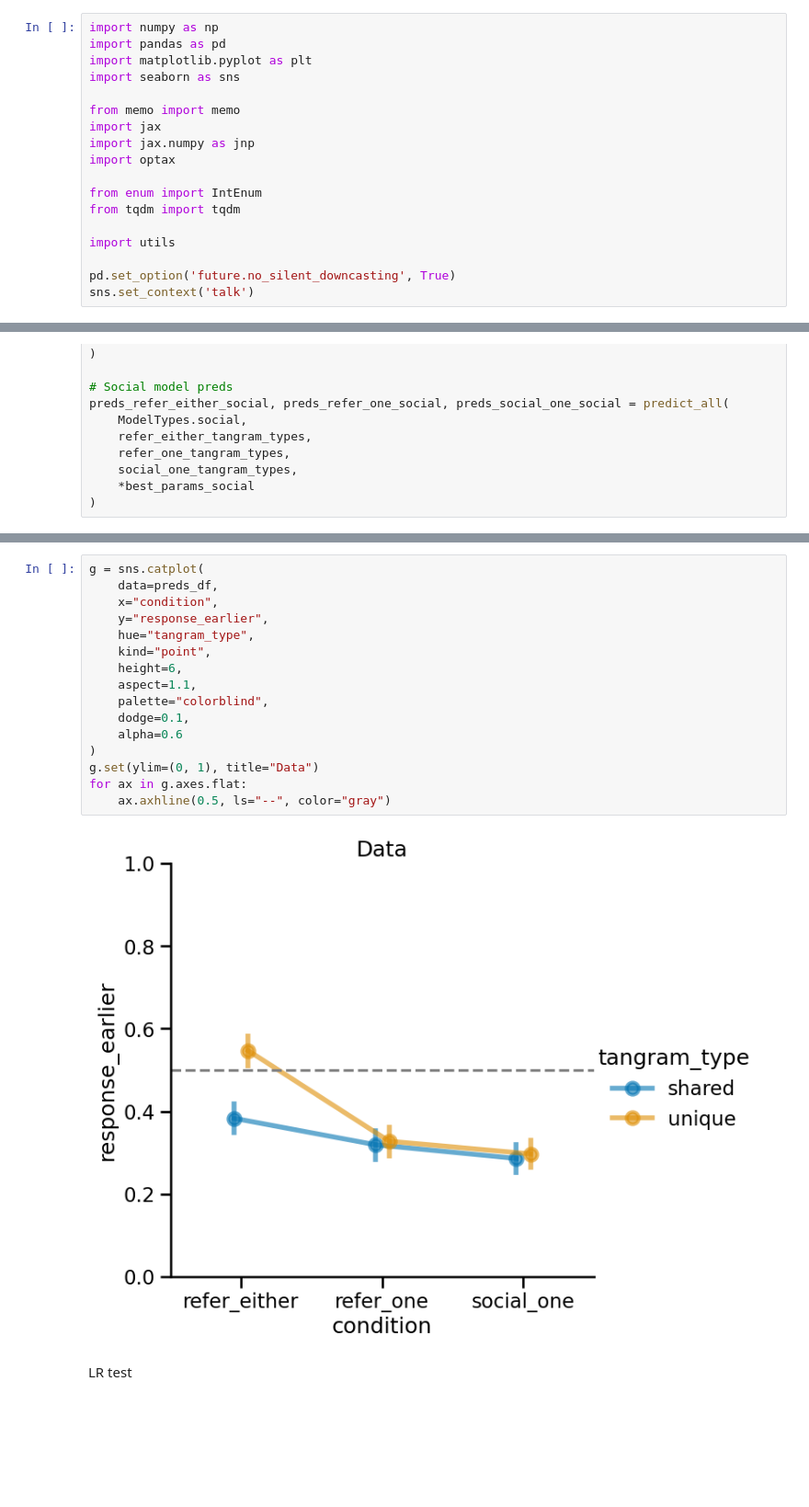
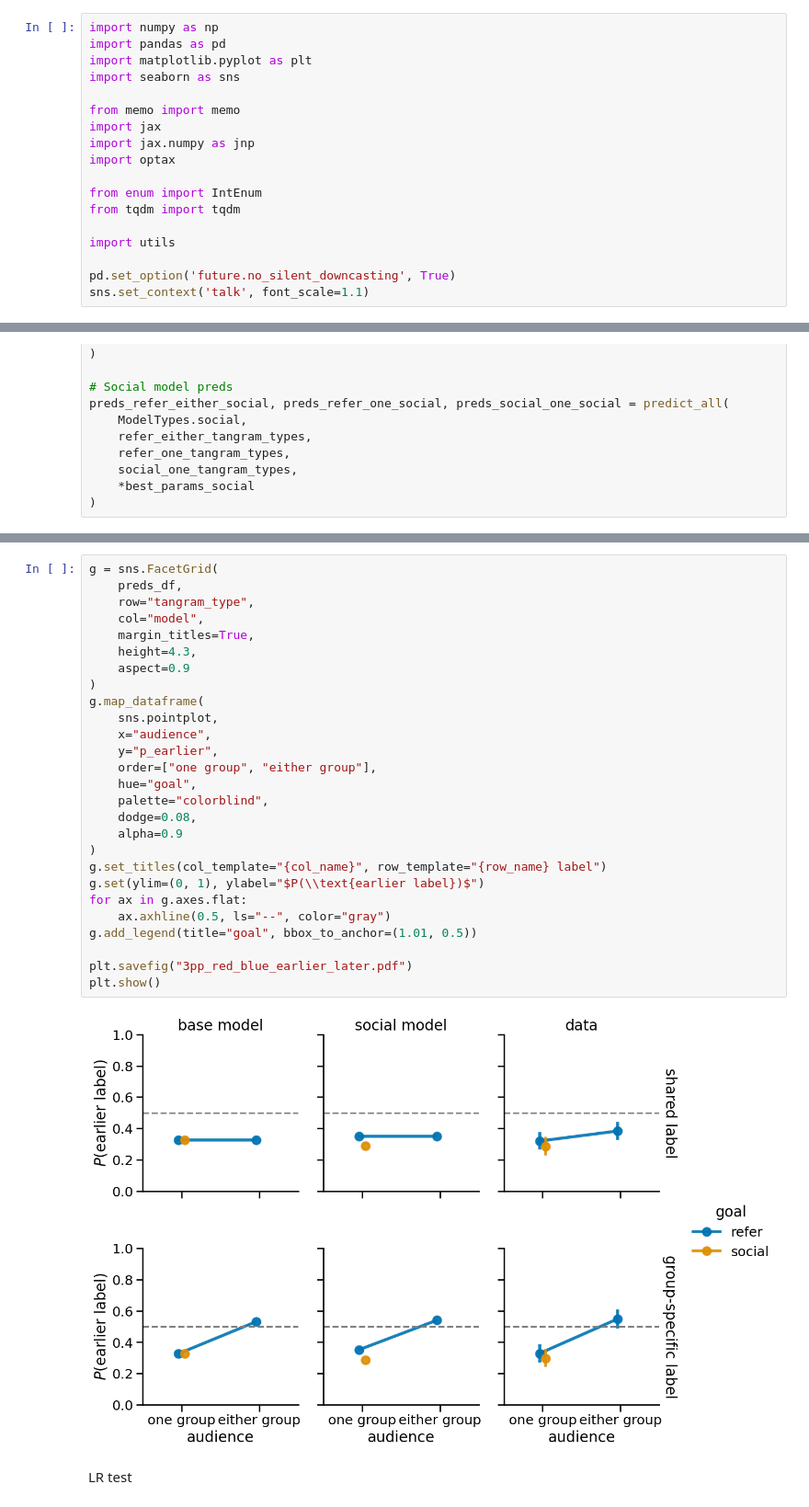
Before and after one commit to aliciamchen/code-switching, a Jupyter notebook: model/fit-predict-3pp-red-blue-earlier-later.ipynb, the cells around one changed output, grey strips where cells are left out. Shown at 92% size. Drawn from its saved outputs; the diff is of its cells as text; blank space fills up the shorter version.

Commit message:
regenerate all plots with audience on x axis and goal as hue

```diff
--- a/model/fit-predict-3pp-red-blue-earlier-later.ipynb
+++ b/model/fit-predict-3pp-red-blue-earlier-later.ipynb
@@ -21,7 +21,7 @@ from tqdm import tqdm
 import utils
 
 pd.set_option('future.no_silent_downcasting', True)
-sns.set_context('talk')
+sns.set_context('talk', font_scale=1.1)
 # %% [markdown]
 ## Model
 # %%
@@ -498,21 +498,32 @@ for ax, title in zip(g.axes.flat, titles):
 # %%
-g = sns.catplot(
-    data=preds_df,
-    x="condition",
-    y="response_earlier",
-    hue="tangram_type",
-    kind="point",
-    height=6,
-    aspect=1.1,
+g = sns.FacetGrid(
+    preds_df,
+    row="tangram_type",
+    col="model",
+    margin_titles=True,
+    height=4.3,
+    aspect=0.9
+)
+g.map_dataframe(
+    sns.pointplot,
+    x="audience",
+    y="p_earlier",
+    order=["one group", "either group"],
+    hue="goal",
     palette="colorblind",
-    dodge=0.1,
-    alpha=0.6
+    dodge=0.08,
+    alpha=0.9
 )
-g.set(ylim=(0, 1), title="Data")
+g.set_titles(col_template="{col_name}", row_template="{row_name} label")
+g.set(ylim=(0, 1), ylabel="$P(\\text{earlier label})$")
 for ax in g.axes.flat:
     ax.axhline(0.5, ls="--", color="gray")
+g.add_legend(title="goal", bbox_to_anchor=(1.01, 0.5))
+
+plt.savefig("3pp_red_blue_earlier_later.pdf")
+plt.show()
 # %% [output]
-[figure, old version]
+[figure, new version]
 # %% [markdown]
 LR test
 # %%
```
Also changed, not shown: parts of 8 cells of this notebook, 6 other files.
